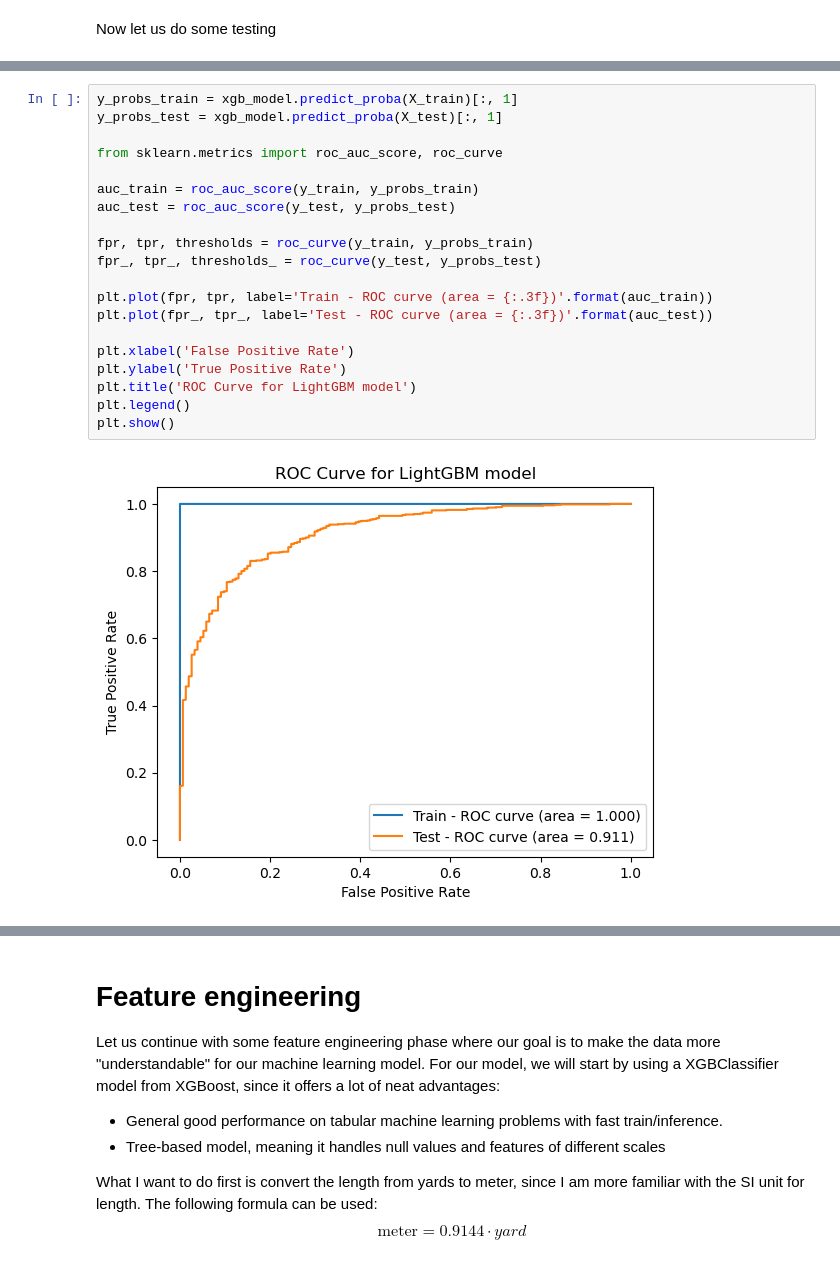
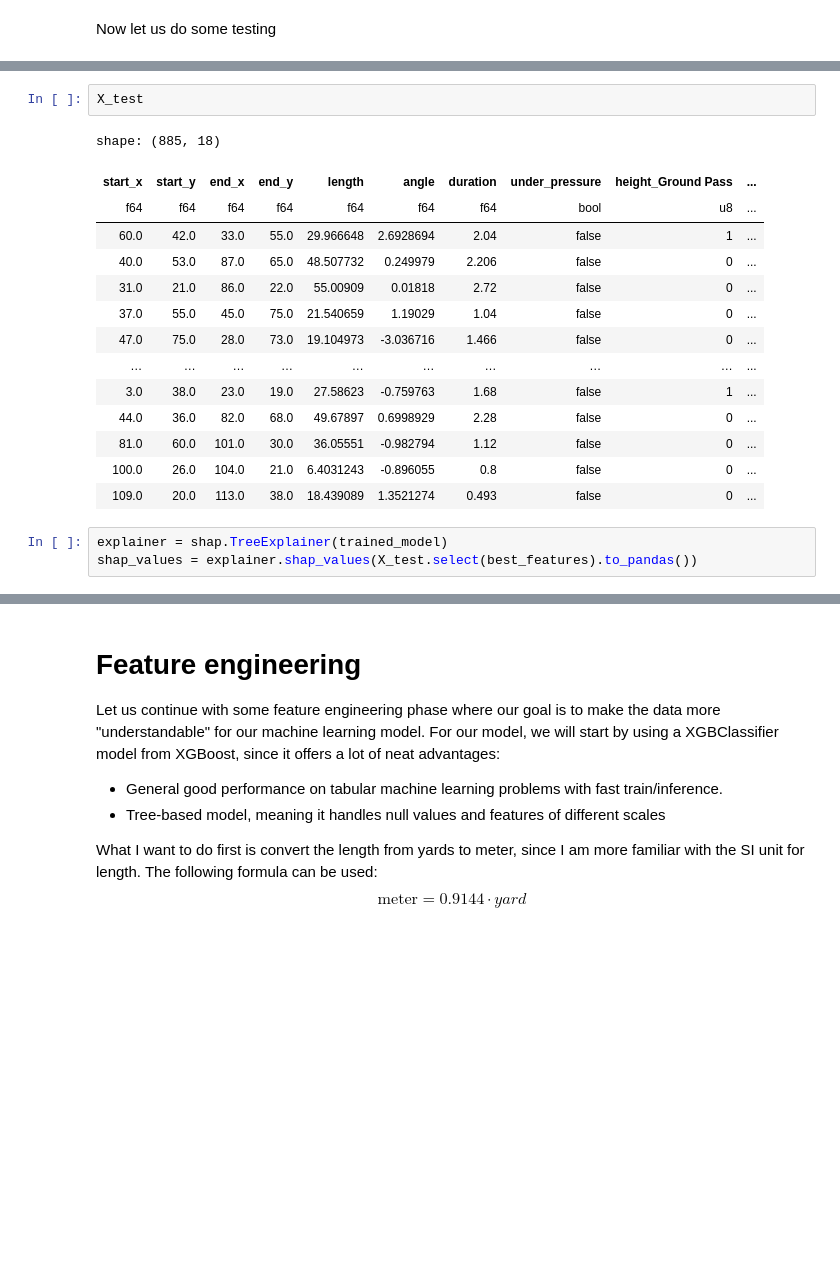
Before and after one commit to yucheng-fu/football_analytics, a Jupyter notebook: 02-analysis/02-analysis.ipynb, the cells around one changed output, grey strips where cells are left out. Drawn from its saved outputs; the diff is of its cells as text; blank space fills up the shorter version.

```diff
--- a/02-analysis/02-analysis.ipynb
+++ b/02-analysis/02-analysis.ipynb
@@ -348,22 +249,20 @@ plt.show()
-# %%
-y_probs_train = xgb_model.predict_proba(X_train)[:, 1]
-y_probs_test = xgb_model.predict_proba(X_test)[:, 1]
-
-from sklearn.metrics import roc_auc_score, roc_curve
-
-auc_train = roc_auc_score(y_train, y_probs_train)
-auc_test = roc_auc_score(y_test, y_probs_test)
-
-fpr, tpr, thresholds = roc_curve(y_train, y_probs_train)
-fpr_, tpr_, thresholds_ = roc_curve(y_test, y_probs_test)
-
-plt.plot(fpr, tpr, label='Train - ROC curve (area = {:.3f})'.format(auc_train))
-plt.plot(fpr_, tpr_, label='Test - ROC curve (area = {:.3f})'.format(auc_test))
-
-plt.xlabel('False Positive Rate')
-plt.ylabel('True Positive Rate')
-plt.title('ROC Curve for LightGBM model')
-plt.legend()
-plt.show()
-# %% [output]
-[figure, removed]
+# %%
+X_test
+# %% [output]
+shape: (885, 18)
+| start_x | start_y | end_x | end_y | length | angle | duration | under_pressure | height_Ground Pass | ... |
+| f64 | f64 | f64 | f64 | f64 | f64 | f64 | bool | u8 | ... |
+| 60.0 | 42.0 | 33.0 | 55.0 | 29.966648 | 2.6928694 | 2.04 | false | 1 | ... |
+| 40.0 | 53.0 | 87.0 | 65.0 | 48.507732 | 0.249979 | 2.206 | false | 0 | ... |
+| 31.0 | 21.0 | 86.0 | 22.0 | 55.00909 | 0.01818 | 2.72 | false | 0 | ... |
+| 37.0 | 55.0 | 45.0 | 75.0 | 21.540659 | 1.19029 | 1.04 | false | 0 | ... |
+| 47.0 | 75.0 | 28.0 | 73.0 | 19.104973 | -3.036716 | 1.466 | false | 0 | ... |
+| … | … | … | … | … | … | … | … | … | ... |
+| 3.0 | 38.0 | 23.0 | 19.0 | 27.58623 | -0.759763 | 1.68 | false | 1 | ... |
+| 44.0 | 36.0 | 82.0 | 68.0 | 49.67897 | 0.6998929 | 2.28 | false | 0 | ... |
+| 81.0 | 60.0 | 101.0 | 30.0 | 36.05551 | -0.982794 | 1.12 | false | 0 | ... |
+| 100.0 | 26.0 | 104.0 | 21.0 | 6.4031243 | -0.896055 | 0.8 | false | 0 | ... |
+| 109.0 | 20.0 | 113.0 | 38.0 | 18.439089 | 1.3521274 | 0.493 | false | 0 | ... |
+# %%
+explainer = shap.TreeExplainer(trained_model)
+shap_values = explainer.shap_values(X_test.select(best_features).to_pandas())
```
Also changed, not shown: parts of 20 cells of this notebook, 3 other files.
